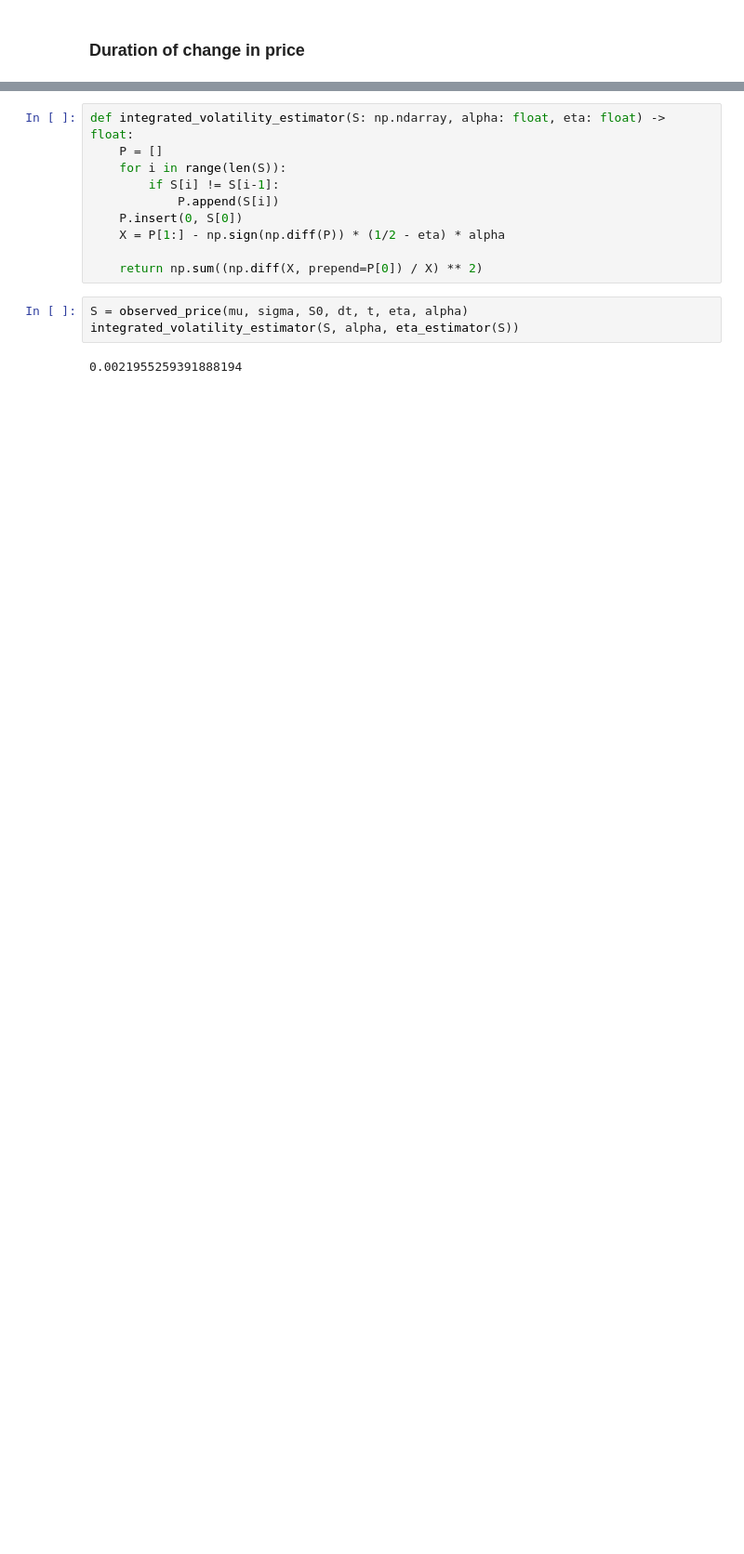
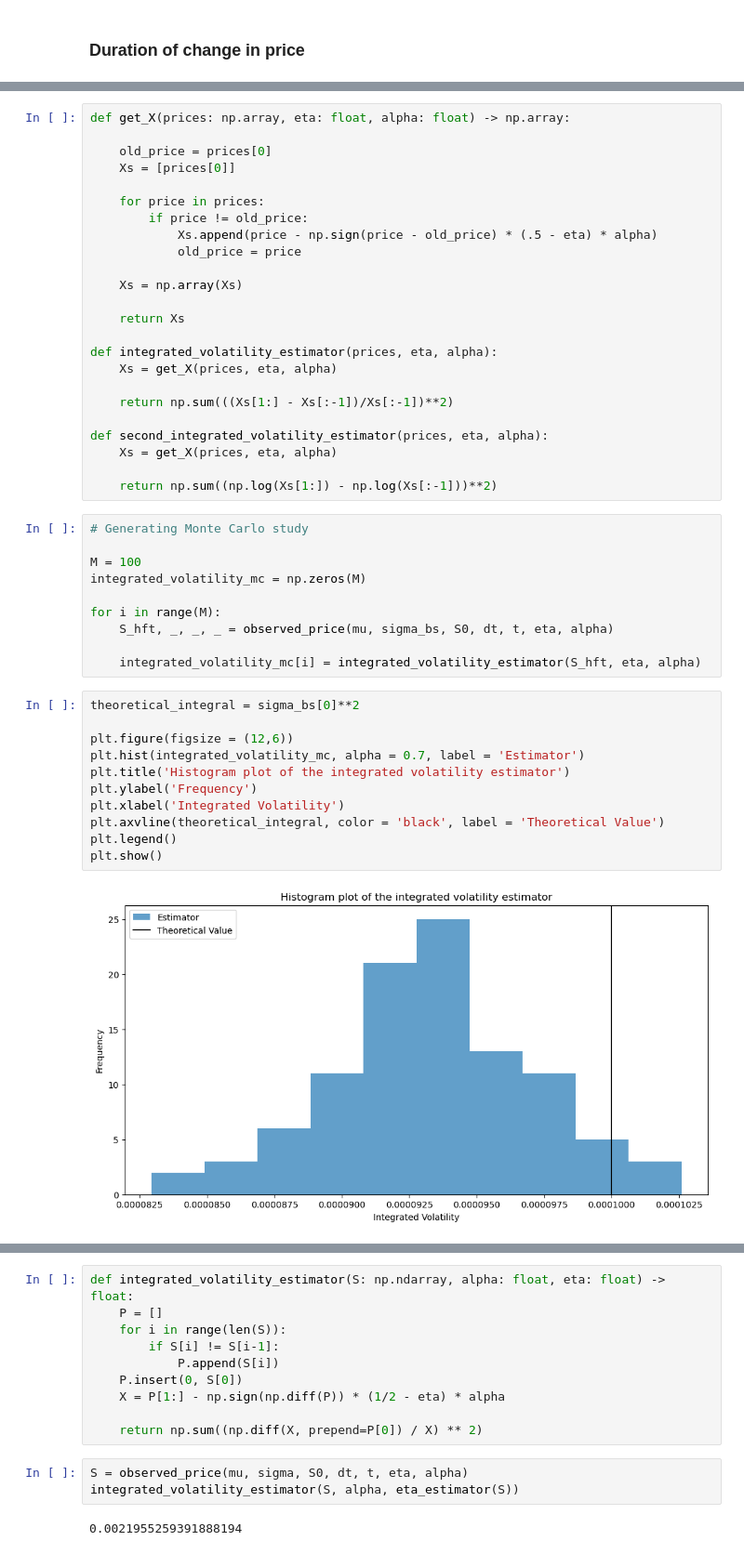
Before and after one commit to nicolassinott/HFT, a Jupyter notebook: notebooks/Uncertainty_zones/model.ipynb, the cells around one changed output, grey strips where cells are left out. Shown at 93% size. Saved outputs shown, nothing was run; the diff lists cells and outputs as text; blank space fills up the shorter version.

```diff
--- a/notebooks/Uncertainty_zones/model.ipynb
+++ b/notebooks/Uncertainty_zones/model.ipynb
@@ -219,0 +215,47 @@ volatility_estimator(S_hft, eta, alpha)
+# %%
+def get_X(prices: np.array, eta: float, alpha: float) -> np.array:
+
+    old_price = prices[0]
+    Xs = [prices[0]]
+
+    for price in prices:
+        if price != old_price:
+            Xs.append(price - np.sign(price - old_price) * (.5 - eta) * alpha)
+            old_price = price
+
+    Xs = np.array(Xs)
+
+    return Xs
+
+def integrated_volatility_estimator(prices, eta, alpha):
+    Xs = get_X(prices, eta, alpha)
+
+    return np.sum(((Xs[1:] - Xs[:-1])/Xs[:-1])**2)
+
+def second_integrated_volatility_estimator(prices, eta, alpha):
+    Xs = get_X(prices, eta, alpha)
+
+    return np.sum((np.log(Xs[1:]) - np.log(Xs[:-1]))**2)
+# %%
+# Generating Monte Carlo study
+
+M = 100
+integrated_volatility_mc = np.zeros(M)
+
+for i in range(M):
+    S_hft, _, _, _ = observed_price(mu, sigma_bs, S0, dt, t, eta, alpha)
+
+    integrated_volatility_mc[i] = integrated_volatility_estimator(S_hft, eta, alpha)
+# %%
+theoretical_integral = sigma_bs[0]**2
+
+plt.figure(figsize = (12,6))
+plt.hist(integrated_volatility_mc, alpha = 0.7, label = 'Estimator')
+plt.title('Histogram plot of the integrated volatility estimator')
+plt.ylabel('Frequency')
+plt.xlabel('Integrated Volatility')
+plt.axvline(theoretical_integral, color = 'black', label = 'Theoretical Value')
+plt.legend()
+plt.show()
+# %% [output]
+[figure, added]
```
Also changed, not shown: parts of 19 cells of this notebook.
